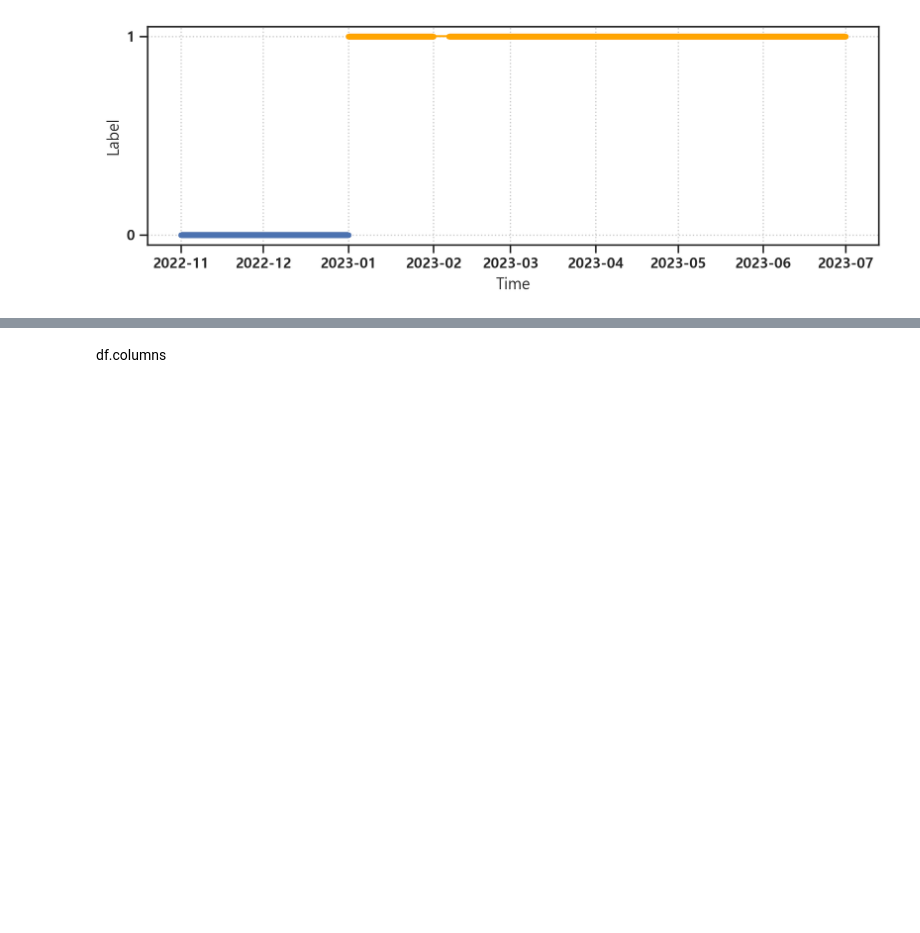
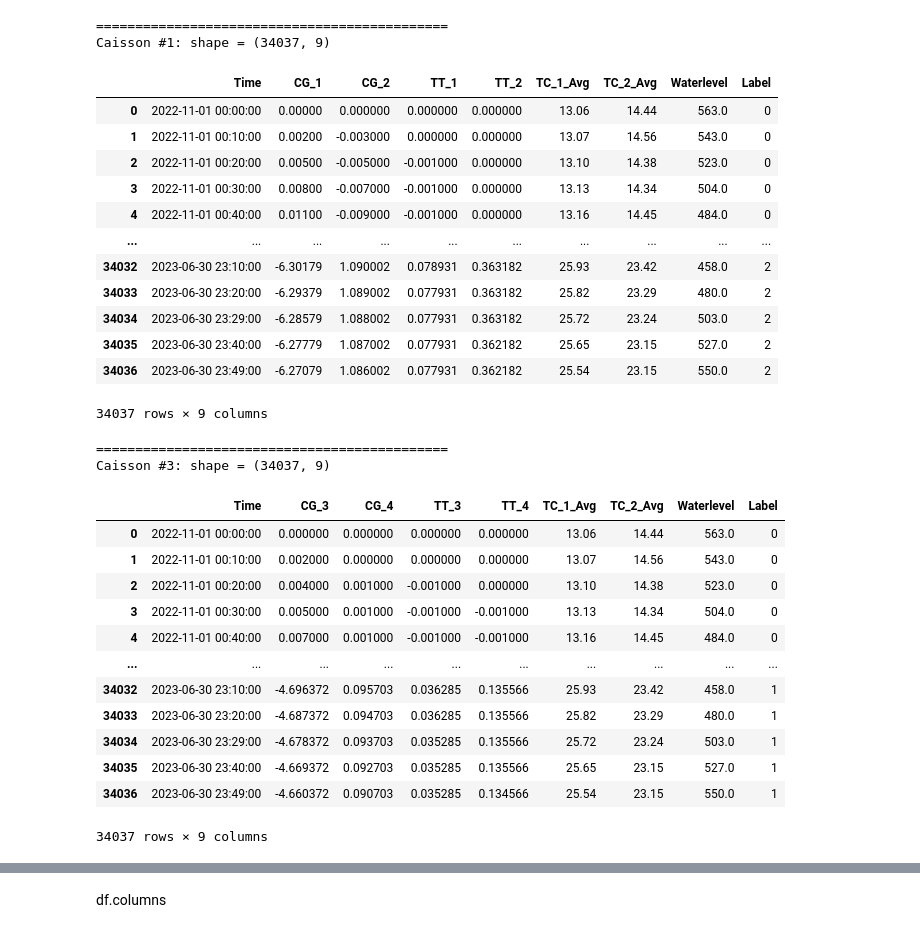
Before and after one commit to seungsab/Robust_Outlier_detection, a Jupyter notebook: 20230712_인천항_데이터_항만인프라/Step1_Expoloratory_Data_Analysis_Incheon_porTinfra.ipynb, the cells around one changed output, grey strips where cells are left out. Saved outputs shown, nothing was run; the diff lists cells and outputs as text; code cells hidden in the pictures; blank space fills up the shorter version.

```diff
--- a/20230712_인천항_데이터_항만인프라/Step1_Expoloratory_Data_Analysis_Incheon_porTinfra.ipynb
+++ b/20230712_인천항_데이터_항만인프라/Step1_Expoloratory_Data_Analysis_Incheon_porTinfra.ipynb
@@ -54,11 +27,69 @@ print(sum(normal_ind), sum(abnormal_ind))
-# %%
-plt.figure(figsize = (10, 3))
-plt.plot(pd.to_datetime(df.Time)[normal_ind], df.Label[normal_ind], 'b.')
-plt.plot(pd.to_datetime(df.Time)[abnormal_ind], df.Label[abnormal_ind], color = 'orange', marker= '.')
-plt.xlabel('Time')
-plt.ylabel('Label')
-plt.gca().set_yticks([0, 1])
-plt.grid(linestyle = ':')
-plt.show()
-# %% [output]
-[figure, removed]
+# %%
+# Define filename
+# fn_name = 'J_Dataset_1101_0630.csv'
+fn_name = 'J_Dataset_1101_0630_outlier_1sig.csv'
+# fn_name = 'J_Dataset_1101_0630_outlier_2sig.csv'
+# fn_name = 'J_Dataset_1101_0630_outlier_3sig.csv'
+
+# Read csv file
+df = pd.read_csv(fn_name)
+
+# Convert string in time column to datatime (Change data type)
+df.Time = pd.to_datetime(df.Time)
+
+# Define columnnames for seperating CAISSON1 & CAISSON2
+df1_col = ['Time', 'CG_1', 'CG_2', 'TT_1', 'TT_2', 'TC_1_Avg', 'TC_2_Avg', 'Waterlevel']
+df3_col = ['Time', 'CG_3', 'CG_4', 'TT_3', 'TT_4', 'TC_1_Avg', 'TC_2_Avg', 'Waterlevel']
+
+# Rename the column names, since original files have different name of labels.
+if 'Label_1' in df.columns:
+    df1_col.append('Label_1')
+    df1 = df[df1_col]
+    df1.columns = ['Label'  if col_[:5] == 'Label' else col_ for col_ in df1.columns]
+
+    df3_col.append('Label_2')
+    df3 = df[df3_col]
+    df3.columns = ['Label'  if col_[:5] == 'Label' else col_ for col_ in df3.columns]
+else:
+    df1_col.append('Label')
+    df1 = df[df1_col]
+    df3_col.append('Label')
+    df3 = df[df3_col]
+
+print('=========' * 5)
+print(f'Caisson #1: shape = {df1.shape}')
+display(df1)
+print('=========' * 5)
+print(f'Caisson #3: shape = {df3.shape}')
+display(df3)
+# %% [output]
+=============================================
+Caisson #1: shape = (34037, 9)
+|  | Time | CG_1 | CG_2 | TT_1 | TT_2 | TC_1_Avg | TC_2_Avg | Waterlevel | Label |
+| 0 | 2022-11-01 00:00:00 | 0.00000 | 0.000000 | 0.000000 | 0.000000 | 13.06 | 14.44 | 563.0 | 0 |
+| 1 | 2022-11-01 00:10:00 | 0.00200 | -0.003000 | 0.000000 | 0.000000 | 13.07 | 14.56 | 543.0 | 0 |
+| 2 | 2022-11-01 00:20:00 | 0.00500 | -0.005000 | -0.001000 | 0.000000 | 13.10 | 14.38 | 523.0 | 0 |
+| 3 | 2022-11-01 00:30:00 | 0.00800 | -0.007000 | -0.001000 | 0.000000 | 13.13 | 14.34 | 504.0 | 0 |
+| 4 | 2022-11-01 00:40:00 | 0.01100 | -0.009000 | -0.001000 | 0.000000 | 13.16 | 14.45 | 484.0 | 0 |
+| ... | ... | ... | ... | ... | ... | ... | ... | ... | ... |
+| 34032 | 2023-06-30 23:10:00 | -6.30179 | 1.090002 | 0.078931 | 0.363182 | 25.93 | 23.42 | 458.0 | 2 |
+| 34033 | 2023-06-30 23:20:00 | -6.29379 | 1.089002 | 0.077931 | 0.363182 | 25.82 | 23.29 | 480.0 | 2 |
+| 34034 | 2023-06-30 23:29:00 | -6.28579 | 1.088002 | 0.077931 | 0.363182 | 25.72 | 23.24 | 503.0 | 2 |
+| 34035 | 2023-06-30 23:40:00 | -6.27779 | 1.087002 | 0.077931 | 0.362182 | 25.65 | 23.15 | 527.0 | 2 |
+| 34036 | 2023-06-30 23:49:00 | -6.27079 | 1.086002 | 0.077931 | 0.362182 | 25.54 | 23.15 | 550.0 | 2 |
+34037 rows × 9 columns
+=============================================
+Caisson #3: shape = (34037, 9)
+|  | Time | CG_3 | CG_4 | TT_3 | TT_4 | TC_1_Avg | TC_2_Avg | Waterlevel | Label |
+| 0 | 2022-11-01 00:00:00 | 0.000000 | 0.000000 | 0.000000 | 0.000000 | 13.06 | 14.44 | 563.0 | 0 |
+| 1 | 2022-11-01 00:10:00 | 0.002000 | 0.000000 | 0.000000 | 0.000000 | 13.07 | 14.56 | 543.0 | 0 |
+| 2 | 2022-11-01 00:20:00 | 0.004000 | 0.001000 | -0.001000 | 0.000000 | 13.10 | 14.38 | 523.0 | 0 |
+| 3 | 2022-11-01 00:30:00 | 0.005000 | 0.001000 | -0.001000 | -0.001000 | 13.13 | 14.34 | 504.0 | 0 |
+| 4 | 2022-11-01 00:40:00 | 0.007000 | 0.001000 | -0.001000 | -0.001000 | 13.16 | 14.45 | 484.0 | 0 |
+| ... | ... | ... | ... | ... | ... | ... | ... | ... | ... |
+| 34032 | 2023-06-30 23:10:00 | -4.696372 | 0.095703 | 0.036285 | 0.135566 | 25.93 | 23.42 | 458.0 | 1 |
+| 34033 | 2023-06-30 23:20:00 | -4.687372 | 0.094703 | 0.036285 | 0.135566 | 25.82 | 23.29 | 480.0 | 1 |
+| 34034 | 2023-06-30 23:29:00 | -4.678372 | 0.093703 | 0.035285 | 0.135566 | 25.72 | 23.24 | 503.0 | 1 |
+| 34035 | 2023-06-30 23:40:00 | -4.669372 | 0.092703 | 0.035285 | 0.135566 | 25.65 | 23.15 | 527.0 | 1 |
+| 34036 | 2023-06-30 23:49:00 | -4.660372 | 0.090703 | 0.035285 | 0.134566 | 25.54 | 23.15 | 550.0 | 1 |
+34037 rows × 9 columns
```
Also changed, not shown: parts of 18 cells of this notebook, 3 other files.
